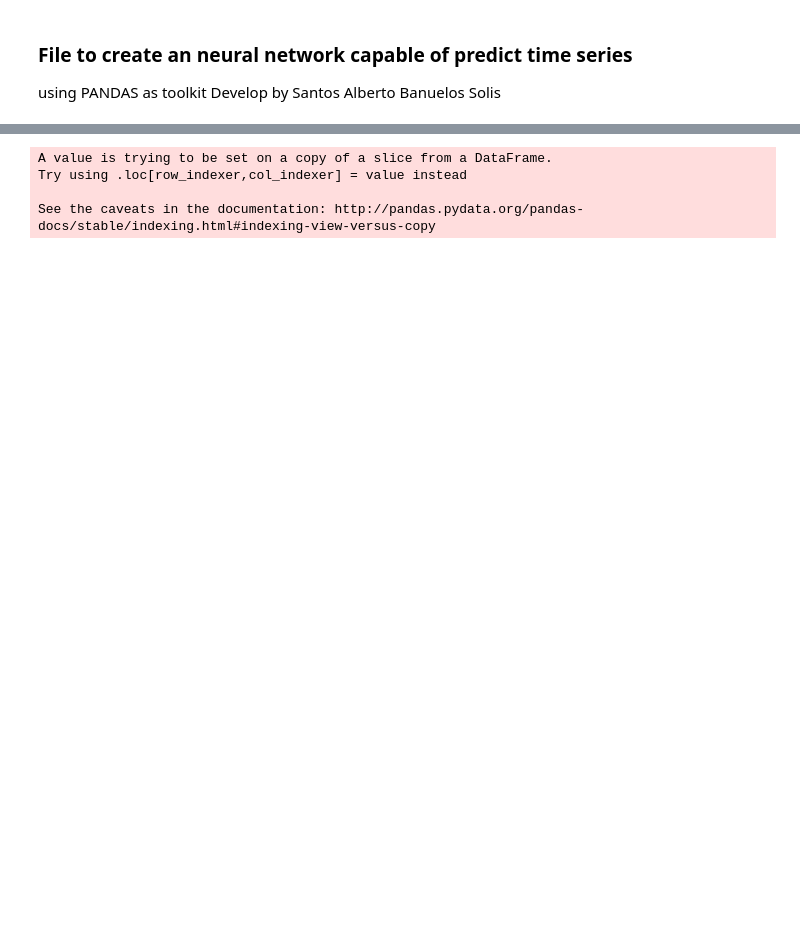
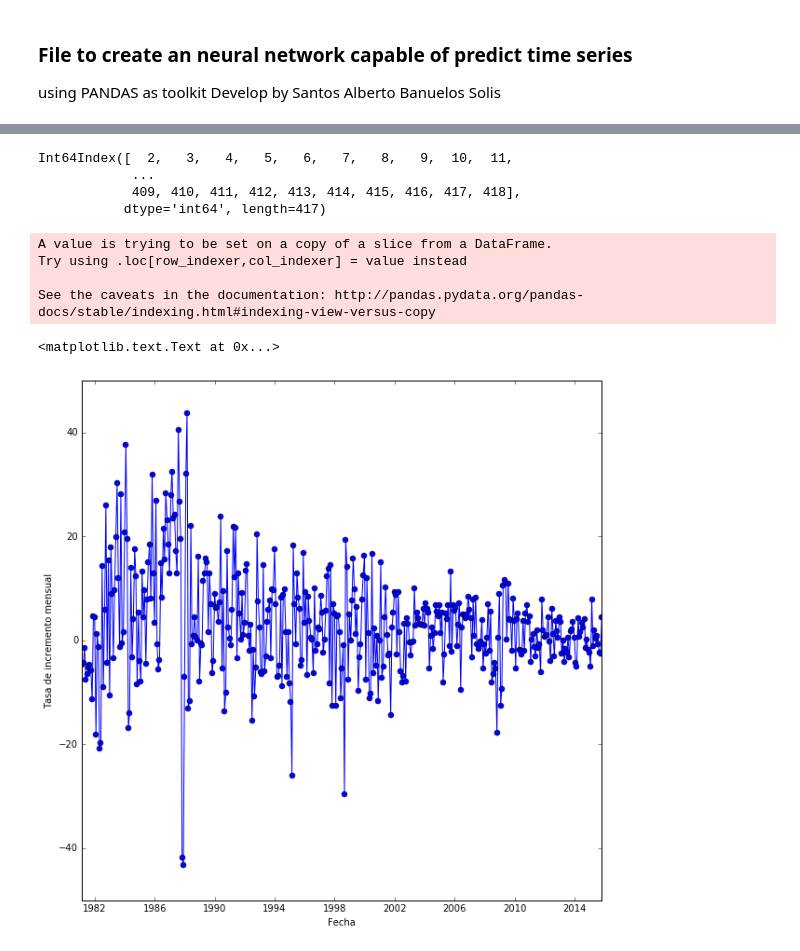
Before and after one commit to Ark93/RedNeuronal, a Jupyter notebook: neuralNetwork.ipynb, the cells around one changed output, grey strips where cells are left out. Drawn from its saved outputs; the diff is of its cells as text; code cells hidden in the pictures; blank space fills up the shorter version.

```diff
--- a/neuralNetwork.ipynb
+++ b/neuralNetwork.ipynb
@@ -7,7 +7,9 @@ import pandas as pd
 import matplotlib.pyplot as plt
 %matplotlib inline
 import matplotlib.pylab as pylab
-pylab.rcParams['figure.figsize']= 16,10
+from pybrain.tools.shortcuts import buildNetwork as bn
+
+pylab.rcParams['figure.figsize']= 10,10
 # %%
 rawData = pd.read_csv('resources/Consulta_Banxico.csv', sep=',', encoding='latin1', skiprows=10, skip_blank_lines=True)
 column = rawData.columns.values
@@ -20,6 +18,13 @@ rawData = rawData.rename(columns={column[0] : 'Fecha'})
 rawData.drop(rawData.index[:2], inplace=True)
 rawData[0:2]
 columns = rawData.columns.values[:2]
+# %%
+rawData.index
+# %% [output]
+Int64Index([  2,   3,   4,   5,   6,   7,   8,   9,  10,  11,
+            ...
+            409, 410, 411, 412, 413, 414, 415, 416, 417, 418],
+           dtype='int64', length=417)
 # %%
 #create a time serie to add as index
 time_serie = pd.date_range('February 1981', 'November 2015', freq="M")
@@ -35,3 +40,8 @@ See the caveats in the documentation: http://pandas.pydata.org/pandas-docs/stabl
 data['Tasa de crecimiento mensual'] = data['Tasa de crecimiento mensual'].astype(float)
 # %%
 plt.plot(data['Fecha'],data['Tasa de crecimiento mensual'], '-o')
+plt.xlabel('Fecha')
+plt.ylabel('Tasa de incremento mensual')
+# %% [output]
+<matplotlib.text.Text at 0x...>
+[figure, added]
```
Also changed, not shown: parts of 7 cells of this notebook.
